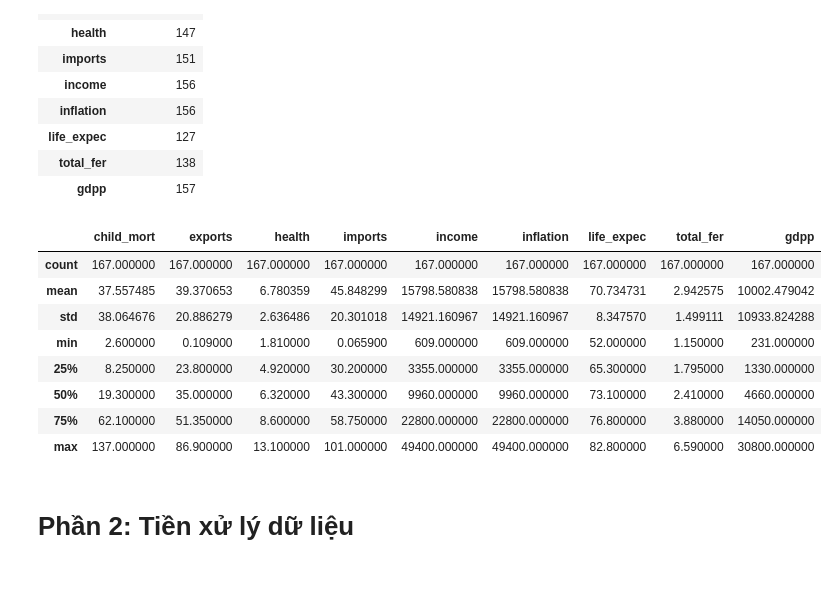
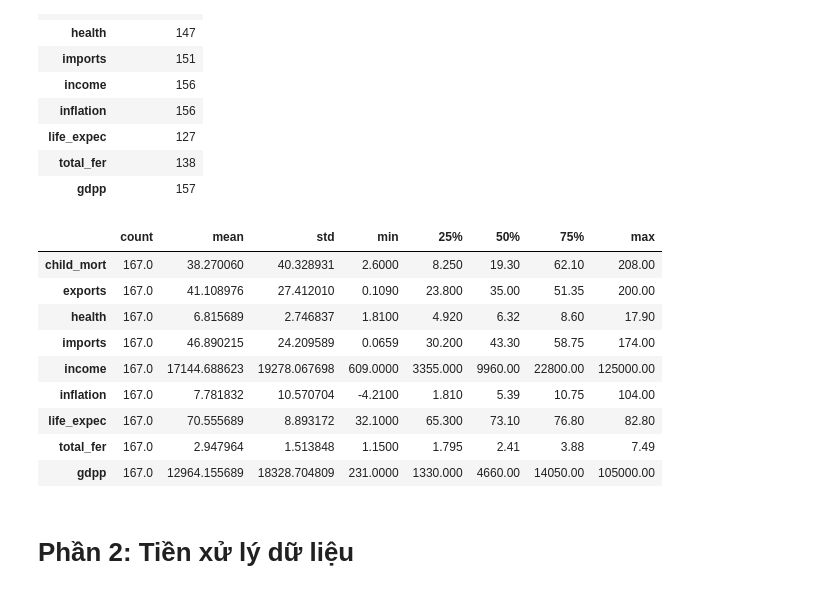
Before and after one commit to minhkhanh-coder/machine-learning-1, a Jupyter notebook: unsupervised learning/unsupervised_learning.ipynb, the cells around one changed output. Cells and saved outputs as stored; diff of their text form; code cells hidden in the pictures.

```diff
--- a/unsupervised learning/unsupervised_learning.ipynb
+++ b/unsupervised learning/unsupervised_learning.ipynb
@@ -86,17 +86,18 @@ pd.DataFrame(dict,index=["unique count"]).transpose()
 | total_fer | 138 |
 | gdpp | 157 |
 # %%
-df.describe()
+df.describe().transpose()
 # %% [output]
-|  | child_mort | exports | health | imports | income | inflation | life_expec | total_fer | gdpp |
-| count | 167.000000 | 167.000000 | 167.000000 | 167.000000 | 167.000000 | 167.000000 | 167.000000 | 167.000000 | 167.000000 |
-| mean | 37.557485 | 39.370653 | 6.780359 | 45.848299 | 15798.580838 | 15798.580838 | 70.734731 | 2.942575 | 10002.479042 |
-| std | 38.064676 | 20.886279 | 2.636486 | 20.301018 | 14921.160967 | 14921.160967 | 8.347570 | 1.499111 | 10933.824288 |
-| min | 2.600000 | 0.109000 | 1.810000 | 0.065900 | 609.000000 | 609.000000 | 52.000000 | 1.150000 | 231.000000 |
-| 25% | 8.250000 | 23.800000 | 4.920000 | 30.200000 | 3355.000000 | 3355.000000 | 65.300000 | 1.795000 | 1330.000000 |
-| 50% | 19.300000 | 35.000000 | 6.320000 | 43.300000 | 9960.000000 | 9960.000000 | 73.100000 | 2.410000 | 4660.000000 |
-| 75% | 62.100000 | 51.350000 | 8.600000 | 58.750000 | 22800.000000 | 22800.000000 | 76.800000 | 3.880000 | 14050.000000 |
-| max | 137.000000 | 86.900000 | 13.100000 | 101.000000 | 49400.000000 | 49400.000000 | 82.800000 | 6.590000 | 30800.000000 |
+|  | count | mean | std | min | 25% | 50% | 75% | max |
+| child_mort | 167.0 | 38.270060 | 40.328931 | 2.6000 | 8.250 | 19.30 | 62.10 | 208.00 |
+| exports | 167.0 | 41.108976 | 27.412010 | 0.1090 | 23.800 | 35.00 | 51.35 | 200.00 |
+| health | 167.0 | 6.815689 | 2.746837 | 1.8100 | 4.920 | 6.32 | 8.60 | 17.90 |
+| imports | 167.0 | 46.890215 | 24.209589 | 0.0659 | 30.200 | 43.30 | 58.75 | 174.00 |
+| income | 167.0 | 17144.688623 | 19278.067698 | 609.0000 | 3355.000 | 9960.00 | 22800.00 | 125000.00 |
+| inflation | 167.0 | 7.781832 | 10.570704 | -4.2100 | 1.810 | 5.39 | 10.75 | 104.00 |
+| life_expec | 167.0 | 70.555689 | 8.893172 | 32.1000 | 65.300 | 73.10 | 76.80 | 82.80 |
+| total_fer | 167.0 | 2.947964 | 1.513848 | 1.1500 | 1.795 | 2.41 | 3.88 | 7.49 |
+| gdpp | 167.0 | 12964.155689 | 18328.704809 | 231.0000 | 1330.000 | 4660.00 | 14050.00 | 105000.00 |
 # %% [markdown]
 # Phần 2: Tiền xử lý dữ liệu
 # %% [markdown]
```
Also changed, not shown: parts of 2 cells of this notebook.
